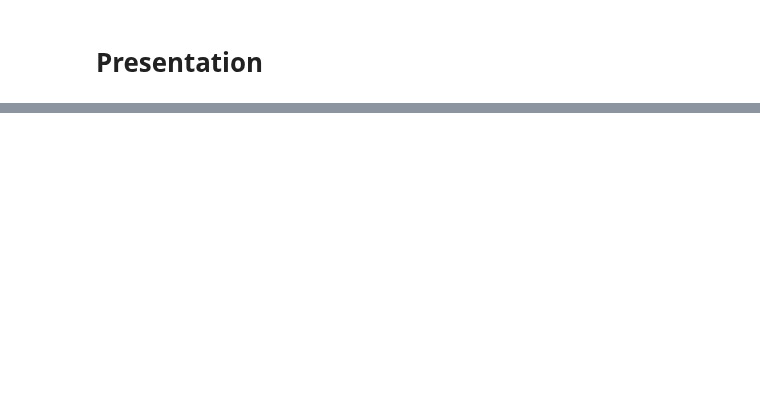
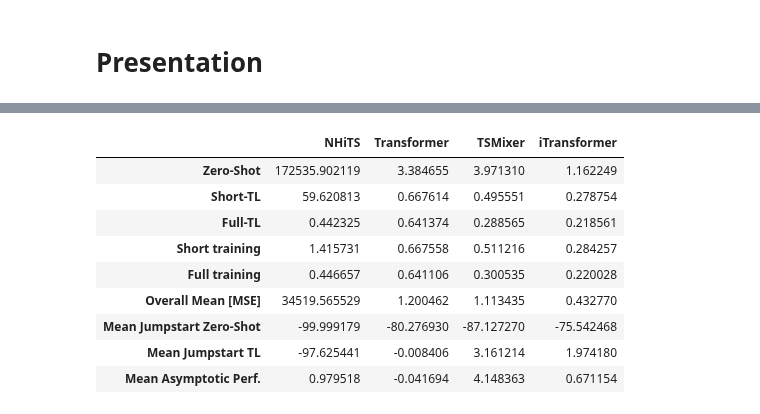
Before and after one commit to ben10ben/thesis, a Jupyter notebook: src/process_results.ipynb, the cells around one changed output, grey strips where cells are left out. Cells and saved outputs as stored; diff of their text form; code cells hidden in the pictures; blank space fills up the shorter version.

Commit message:
all experiments run, cleanup needed

```diff
--- a/src/process_results.ipynb
+++ b/src/process_results.ipynb
@@ -428,0 +319,84 @@ target_dataset_metrics["ELD_mse"]
+# %%
+# target dataset specific TL metrics averaged over all datasets
+# not the nicest because range of MSE is quite different
+def add_list_element_div_2(list_1, list_2):
+    assert len(list_1) == len(list_2), "List must be same length"
+    output = [(a + b)/2 for a, b in zip(list_1, list_2)]
+    return output
+
+def get_tl_metrics(target_df):
+    df = target_dataset_metrics[target_df].reset_index()
+
+    zero_shot_df = df[df['Learning_scenario'] == 'Zero-Shot']
+    zero_a = list(zero_shot_df.iloc[0][2:6].values)
+    zero_b = list(zero_shot_df.iloc[1][2:6].values)
+    zero_shot = add_list_element_div_2(zero_a, zero_b)
+
+    four_weeks_tl = df[df['Learning_scenario'] == 'four_weeks_tl']
+    short_a = list(four_weeks_tl.iloc[0][2:6].values)
+    short_b = list(four_weeks_tl.iloc[1][2:6].values)
+    short_tl = add_list_element_div_2(short_a, short_b)
+
+    full_tl = df[df['Learning_scenario'] == 'full_tl']
+    full_a = list(full_tl.iloc[0][2:6].values)
+    full_b = list(full_tl.iloc[1][2:6].values)
+    full_tl = add_list_element_div_2(full_a, full_b)
+
+    four_weeks_training = df[df['Learning_scenario'] == 'four_weeks_training']
+    short_training = list(four_weeks_training.iloc[0][2:6].values)
+
+    full_training = df[df['Learning_scenario'] == 'full_training']
+    full_training = list(full_training.iloc[0][2:6].values)
+
+    return [zero_shot, short_tl, full_tl, short_training, full_training]
+bavaria = get_tl_metrics("Bavaria_mse")
+gp2 = get_tl_metrics("GP2_mse")
+eld = get_tl_metrics("ELD_mse")
+
+def merge_lists(list_of_lists):
+    # Calculate the number of lists
+    num_lists = len(list_of_lists)
+
+    # Calculate the element-wise sum of the lists
+    element_wise_sum = [sum(values) for values in zip(*list_of_lists)]
+
+    # Calculate the element-wise average
+    element_wise_average = [x / num_lists for x in element_wise_sum]
+    return element_wise_average
+
+zero_shot = pd.Series(merge_lists([bavaria[0], gp2[0], eld[0]]), name="Zero-Shot")
+short_tl = pd.Series(merge_lists([bavaria[1], gp2[1], eld[1]]), name="Short-TL")
+full_tl = pd.Series(merge_lists([bavaria[2], gp2[2], eld[2]]), name="Full-TL")
+short_training = pd.Series(merge_lists([bavaria[3], gp2[3], eld[3]]), name="Short training")
+full_training = pd.Series(merge_lists([bavaria[4], gp2[4], eld[4]]), name="Full training")
+
+metrics = pd.concat([zero_shot, short_tl, full_tl, short_training, full_training], axis=1)
+metrics = metrics.transpose()
+metrics.columns = target_dataset_metrics["Bavaria_mse"].columns[:4]
+
+# calc mean for each model
+mean_values = metrics.mean()
+mean_row = pd.DataFrame([mean_values])
+mean_row.index = ['Overall Mean [MSE]']
+metrics = pd.concat([metrics, mean_row])
+
+jumpstart_zero_shot = pd.DataFrame([(metrics.loc["Short training"] / metrics.loc["Zero-Shot"] -1) * 100], index=["Mean Jumpstart Zero-Shot"])
+jumpstart_tl = pd.DataFrame([(metrics.loc["Short training"] / metrics.loc["Short-TL"] -1) * 100], index= ["Mean Jumpstart TL"])
+asymptotic = pd.DataFrame([(metrics.loc["Full training"] / metrics.loc["Full-TL"] -1) * 100], index=["Mean Asymptotic Perf."])
+
+metrics = pd.concat([metrics, jumpstart_zero_shot, jumpstart_tl, asymptotic])
+metrics.to_csv(output_path / "avg_mse_tl_metrics_all_experiments.csv")
+metrics
+
+#DONE
+# %% [output]
+|  | NHiTS | Transformer | TSMixer | iTransformer |
+| Zero-Shot | 172535.902119 | 3.384655 | 3.971310 | 1.162249 |
+| Short-TL | 59.620813 | 0.667614 | 0.495551 | 0.278754 |
+| Full-TL | 0.442325 | 0.641374 | 0.288565 | 0.218561 |
+| Short training | 1.415731 | 0.667558 | 0.511216 | 0.284257 |
+| Full training | 0.446657 | 0.641106 | 0.300535 | 0.220028 |
+| Overall Mean [MSE] | 34519.565529 | 1.200462 | 1.113435 | 0.432770 |
+| Mean Jumpstart Zero-Shot | -99.999179 | -80.276930 | -87.127270 | -75.542468 |
+| Mean Jumpstart TL | -97.625441 | -0.008406 | 3.161214 | 1.974180 |
+| Mean Asymptotic Perf. | 0.979518 | -0.041694 | 4.148363 | 0.671154 |
```
Also changed, not shown: parts of 14 cells of this notebook, 38 other files.
